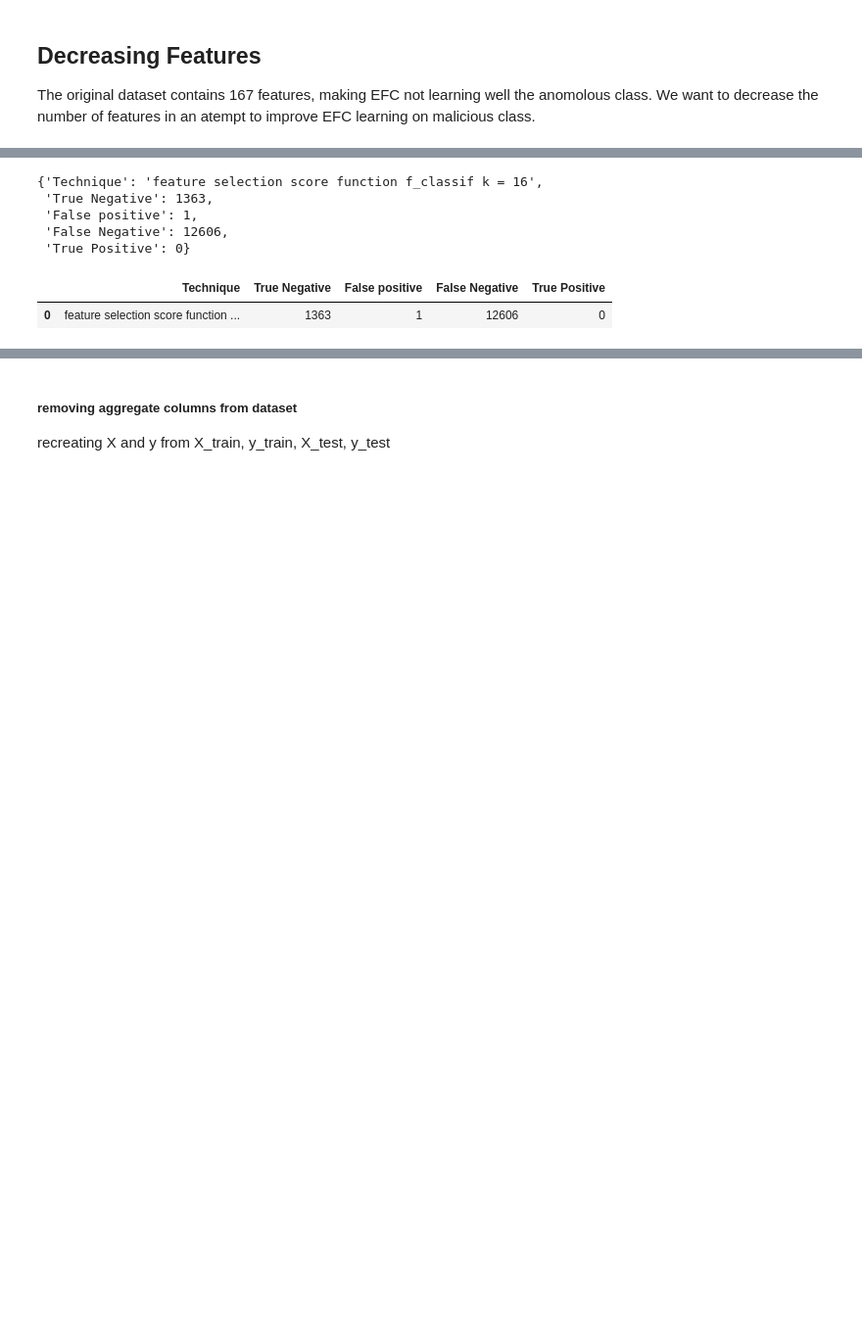
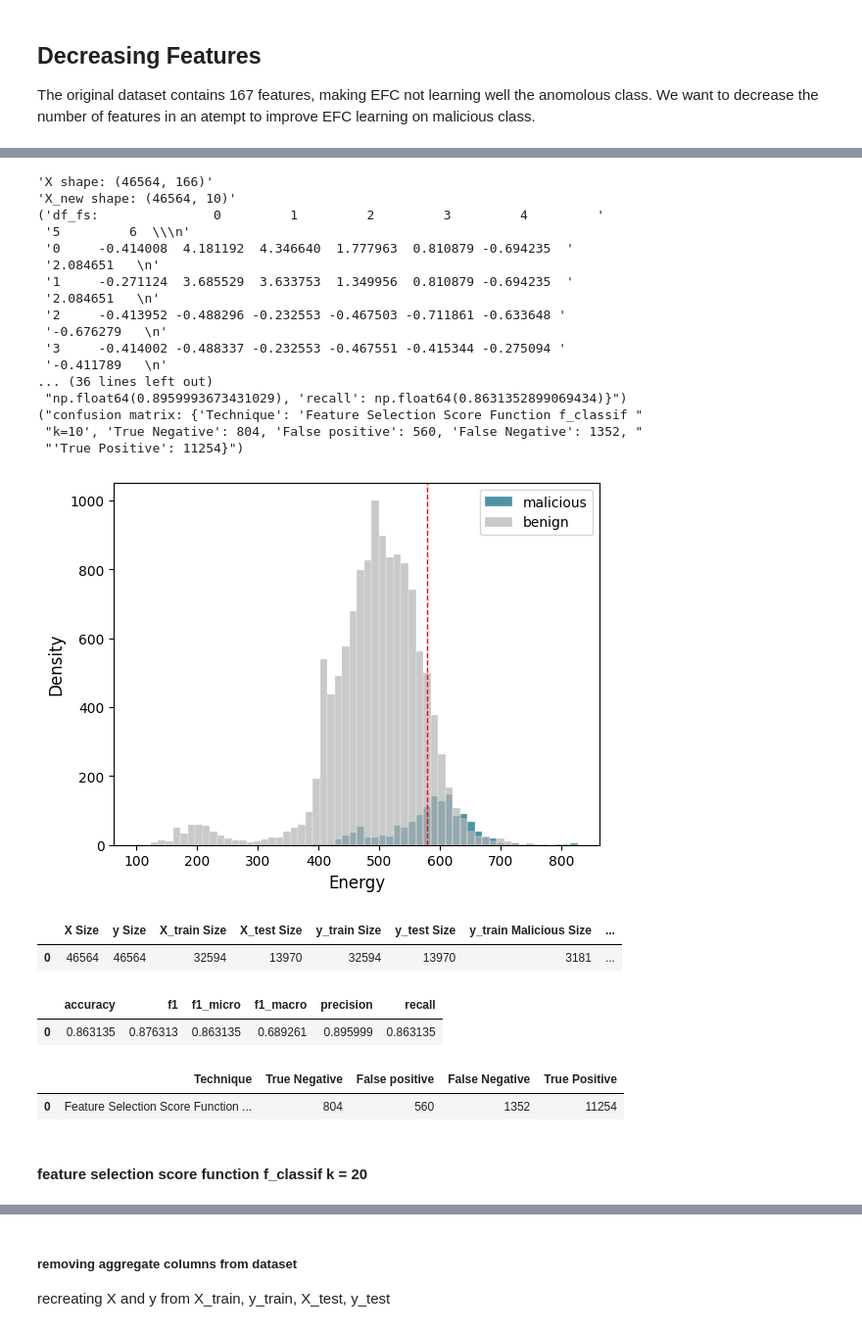
Before and after one commit to kevinsantana/PPCA-UnB-Dissertation, a Jupyter notebook: models/notebooks/efc/efc-feature-selection.ipynb, the cells around one changed output, grey strips where cells are left out. Shown at 98% size. Cells and saved outputs as stored; diff of their text form; code cells hidden in the pictures; blank space fills up the shorter version.

Commit message:
experimenting with scikit-learn feature_selection

```diff
--- a/models/notebooks/efc/efc-feature-selection.ipynb
+++ b/models/notebooks/efc/efc-feature-selection.ipynb
@@ -17,2 +10,2 @@ from sklearn.metrics import (
 # %%
-results_efc = 'results/efc/experiment-x-4'
+fig_folder = "results/efc/experiment-x-5/1_feature_selection_score_function_f_classif"
@@ -188,3 +173,5 @@ def run_elliptic_preprocessing_pipeline(
     X_train_df, X_test_df, y_train, y_test = train_test_split(X, y, train_test_idx)
 
     return X_train_df, X_test_df, y_train, y_test
+# %%
+fig_name = "1_feature_selection_score_function_f_classif_k_{k_size}"
@@ -363,8 +201,0 @@ confusion_matrix_values_1 = {'Technique': 'feature selection score function f_cl
-# %%
-confusion_matrix_values_1
-# %% [output]
-{'Technique': 'feature selection score function f_classif k = 16',
- 'True Negative': 1363,
- 'False positive': 1,
- 'False Negative': 12606,
- 'True Positive': 0}
@@ -376,5 +202,27 @@ df_efc_confusion_matrix = pd.DataFrame(data=confusion_matrix_values_1,
-# %%
-df_efc_confusion_matrix
-# %% [output]
-|  | Technique | True Negative | False positive | False Negative | True Positive |
-| 0 | feature selection score function ... | 1363 | 1 | 12606 | 0 |
+# %%
+k_10 = 10
+# %%
+fig_name_k_10 = fig_name.format(k_size=k_10)
+# %%
+sizes_k_10, model_score_k_10, confusion_matrix_values_k_10 = make_feature_selection_with_k_best(k=k_10,
+                                                                                                fig_folder=fig_folder,
+                                                                                                fig_name=fig_name_k_10)
+# %% [output]
+'X shape: (46564, 166)'
+'X_new shape: (46564, 10)'
+('df_fs:               0         1         2         3         4         '
+ '5         6  \\\n'
+ '0     -0.414008  4.181192  4.346640  1.777963  0.810879 -0.694235  '
+ '2.084651   \n'
+ '1     -0.271124  3.685529  3.633753  1.349956  0.810879 -0.694235  '
+ '2.084651   \n'
+ '2     -0.413952 -0.488296 -0.232553 -0.467503 -0.711861 -0.633648 '
+ '-0.676279   \n'
+ '3     -0.414002 -0.488337 -0.232553 -0.467551 -0.415344 -0.275094 '
+ '-0.411789   \n'
+... (36 lines left out)
+ "np.float64(0.8959993673431029), 'recall': np.float64(0.8631352899069434)}")
+("confusion matrix: {'Technique': 'Feature Selection Score Function f_classif "
+ "k=10', 'True Negative': 804, 'False positive': 560, 'False Negative': 1352, "
+ "'True Positive': 11254}")
+[figure, added]
@@ -380,0 +231,5 @@ df_efc_confusion_matrix
+# %%
+df_sizes
+# %% [output]
+|  | X Size | y Size | X_train Size | X_test Size | y_train Size | y_test Size | y_train Malicious Size | ... |
+| 0 | 46564 | 46564 | 32594 | 13970 | 32594 | 13970 | 3181 | ... |
@@ -380,0 +238,5 @@ df_efc_confusion_matrix
+# %%
+df_efc_metrics
+# %% [output]
+|  | accuracy | f1 | f1_micro | f1_macro | precision | recall |
+| 0 | 0.863135 | 0.876313 | 0.863135 | 0.689261 | 0.895999 | 0.863135 |
@@ -380,0 +245,7 @@ df_efc_confusion_matrix
+# %%
+df_efc_confusion_matrix
+# %% [output]
+|  | Technique | True Negative | False positive | False Negative | True Positive |
+| 0 | Feature Selection Score Function ... | 804 | 560 | 1352 | 11254 |
+# %% [markdown]
+#### feature selection score function f_classif k = 20
```
Also changed, not shown: parts of 182 cells of this notebook, 23 other files.
